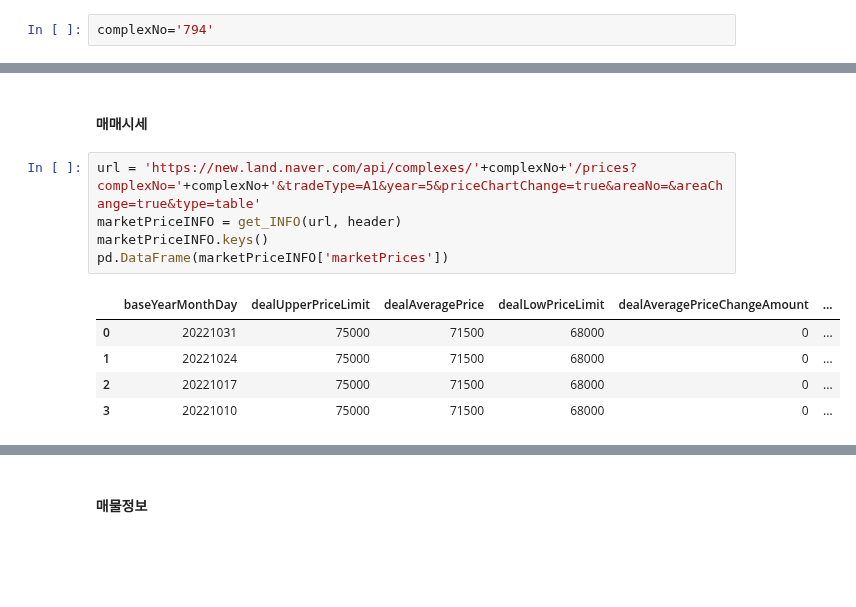
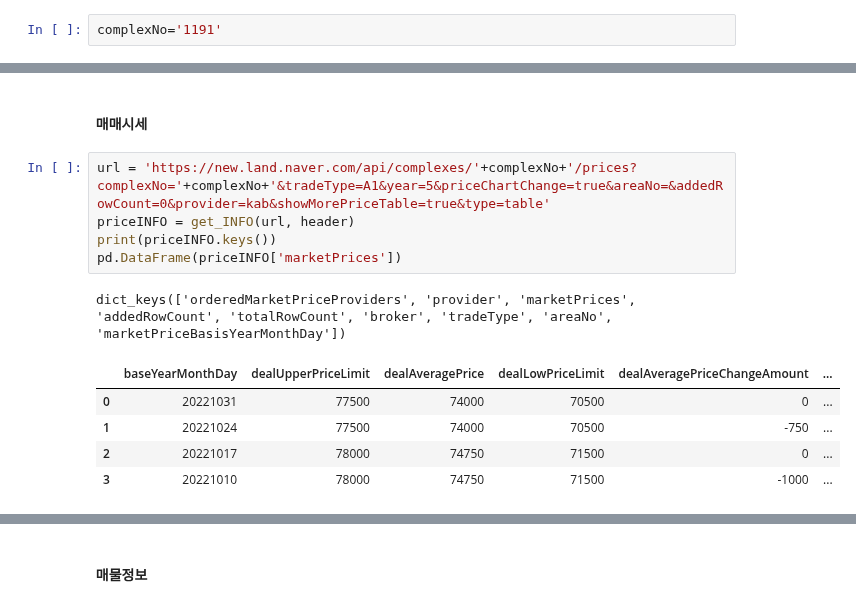
Before and after one commit to hsnam95/my, a Jupyter notebook: naver부동산.ipynb, the cells around one changed output, grey strips where cells are left out. Saved outputs shown, nothing was run; the diff lists cells and outputs as text; blank space fills up the shorter version.

```diff
--- a/naver부동산.ipynb
+++ b/naver부동산.ipynb
@@ -38,7 +56,7 @@ pd.DataFrame(complexList['complexList'])
 # %% [markdown]
 #### 단지정보
 # %%
-complexNo='794'
+complexNo='1191'
 # %%
 url = 'https://new.land.naver.com/api/complexes/'+complexNo
 complexINFO = get_INFO(url, header)
@@ -82,13 +100,14 @@ pd.DataFrame(schoolINFO['schools'])
 # %% [markdown]
 #### 매매시세
 # %%
-url = 'https://new.land.naver.com/api/complexes/'+complexNo+'/prices?complexNo='+complexNo+'&tradeType=A1&year=5&priceChartChange=true&areaNo=&areaChange=true&type=table'
-marketPriceINFO = get_INFO(url, header)
-marketPriceINFO.keys()
-pd.DataFrame(marketPriceINFO['marketPrices'])
+url = 'https://new.land.naver.com/api/complexes/'+complexNo+'/prices?complexNo='+complexNo+'&tradeType=A1&year=5&priceChartChange=true&areaNo=&addedRowCount=0&provider=kab&showMorePriceTable=true&type=table'
+priceINFO = get_INFO(url, header)
+print(priceINFO.keys())
+pd.DataFrame(priceINFO['marketPrices'])
 # %% [output]
+dict_keys(['orderedMarketPriceProviders', 'provider', 'marketPrices', 'addedRowCount', 'totalRowCount', 'broker', 'tradeType', 'areaNo', 'marketPriceBasisYearMonthDay'])
 |  | baseYearMonthDay | dealUpperPriceLimit | dealAveragePrice | dealLowPriceLimit | dealAveragePriceChangeAmount | ... |
-| 0 | 20221031 | 75000 | 71500 | 68000 | 0 | ... |
-| 1 | 20221024 | 75000 | 71500 | 68000 | 0 | ... |
-| 2 | 20221017 | 75000 | 71500 | 68000 | 0 | ... |
-| 3 | 20221010 | 75000 | 71500 | 68000 | 0 | ... |
+| 0 | 20221031 | 77500 | 74000 | 70500 | 0 | ... |
+| 1 | 20221024 | 77500 | 74000 | 70500 | -750 | ... |
+| 2 | 20221017 | 78000 | 74750 | 71500 | 0 | ... |
+| 3 | 20221010 | 78000 | 74750 | 71500 | -1000 | ... |
```
Also changed, not shown: parts of 9 cells of this notebook.
